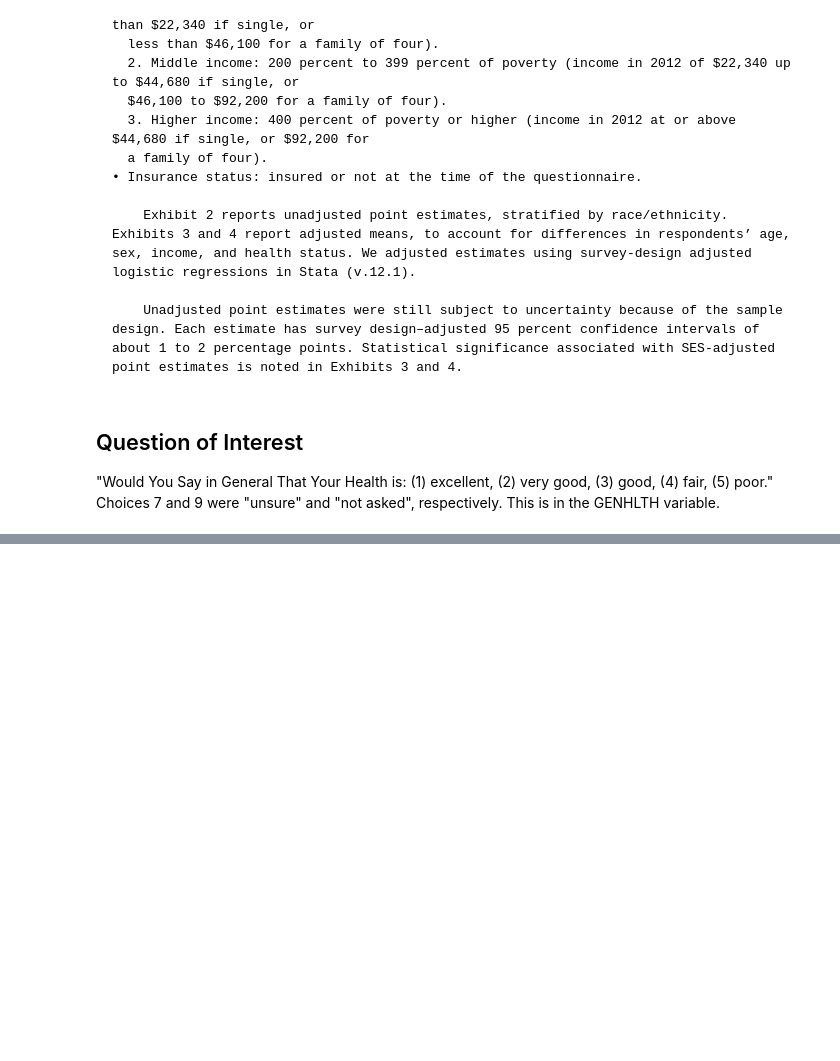
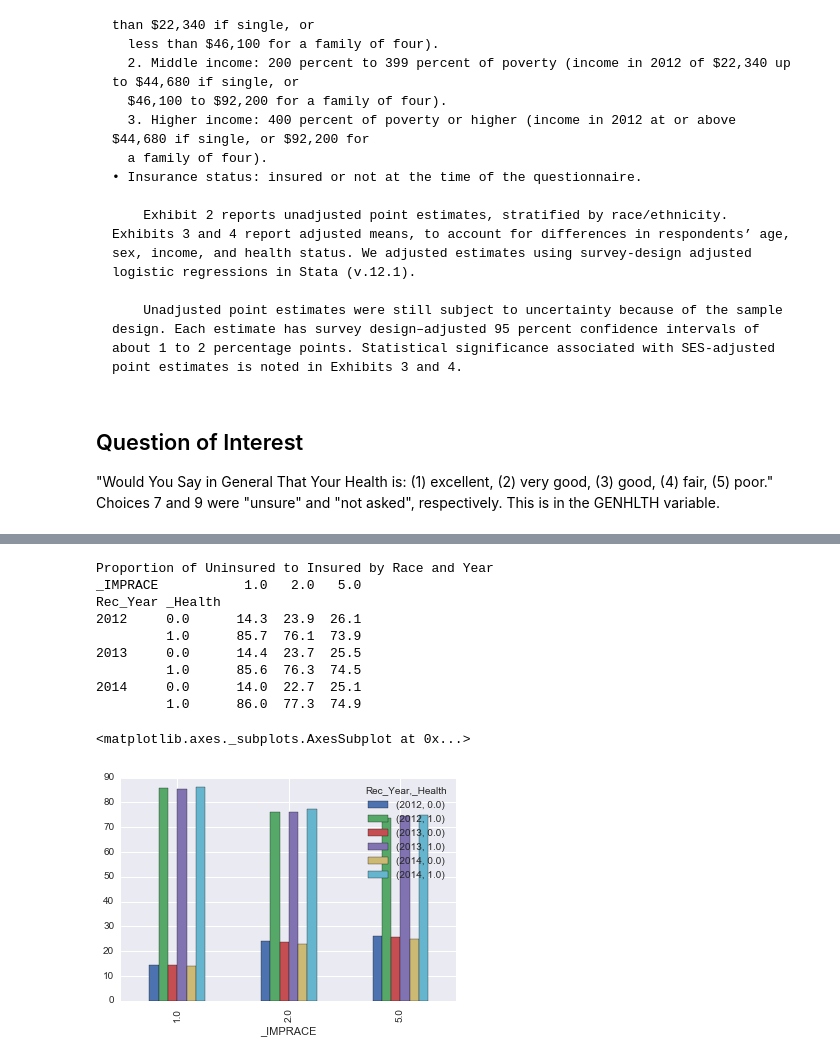
Before and after one commit to rlshuhart/MSDS6210-Immersion_Project, a Jupyter notebook: Study/Closing the Gap Study Revisited.ipynb, the cells around one changed output, grey strips where cells are left out. Cells and saved outputs as stored; diff of their text form; code cells hidden in the pictures; blank space fills up the shorter version.

```diff
--- a/Study/Closing the Gap Study Revisited.ipynb
+++ b/Study/Closing the Gap Study Revisited.ipynb
@@ -181,0 +163,19 @@ dtype: float64
+# %%
+# Set option to show one decimal place
+pd.set_option('precision',1)
+print("Proportion of Uninsured to Insured by Race and Year")
+yr_race_prop = (df_yr_hlth_race.size().unstack() / df_yr_race.size().unstack())*100#.transpose().plot()
+print(yr_race_prop)
+yr_race_prop.transpose().plot(kind='bar')
+# %% [output]
+Proportion of Uninsured to Insured by Race and Year
+_IMPRACE           1.0   2.0   5.0
+Rec_Year _Health
+2012     0.0      14.3  23.9  26.1
+         1.0      85.7  76.1  73.9
+2013     0.0      14.4  23.7  25.5
+         1.0      85.6  76.3  74.5
+2014     0.0      14.0  22.7  25.1
+         1.0      86.0  77.3  74.9
+<matplotlib.axes._subplots.AxesSubplot at 0x...>
+[figure, added]
```
Also changed, not shown: parts of 15 cells of this notebook.
